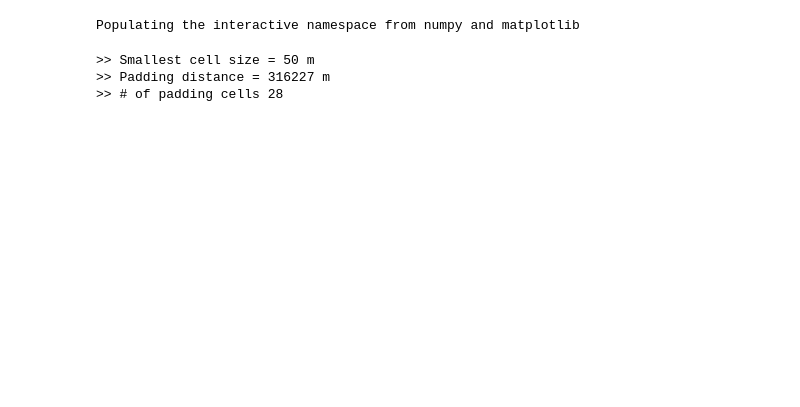
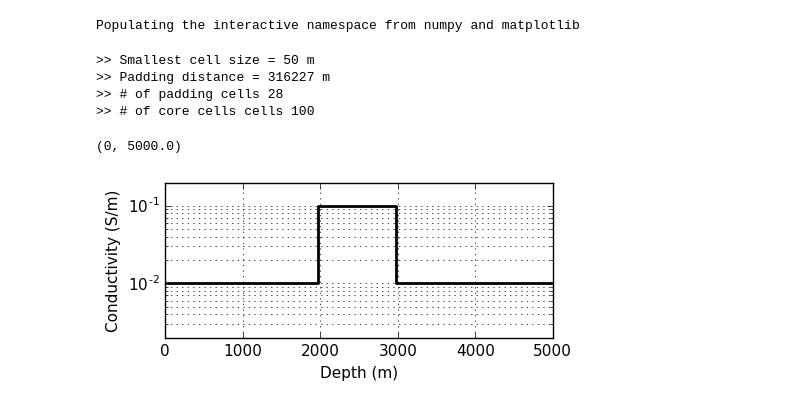
Before and after one commit to geoscixyz/computation, a Jupyter notebook: notebooks/MTtutorial/MT1D_inversion.ipynb, the cells around one changed output. Saved outputs shown, nothing was run; the diff lists cells and outputs as text; code cells hidden in the pictures; blank space fills up the shorter version.

```diff
--- a/notebooks/MTtutorial/MT1D_inversion.ipynb
+++ b/notebooks/MTtutorial/MT1D_inversion.ipynb
@@ -10,27 +11,30 @@ Populating the interactive namespace from numpy and matplotlib
 # %%
 rxloc = np.r_[0.]
 srcloc = np.r_[0.]
+
 frequency = np.logspace(-3, 2, 25)
-rxType = "Zxy"
-
+rxType = "AppredPha"
 if rxType == "Zxy":
     rx = ZxyRx(rxloc, component="both", frequency=frequency)
     rxList = [rx]
 elif rxType == "AppredPha":
     rx = AppResPhaRx(rxloc, component="both", frequency=frequency)
     rxList = [rx]
-
 src = MT1DSrc(rxList, loc=srcloc)
 survey = MT1DSurvey([src])
-mesh = survey.setMesh(sigma=0.01, max_depth_core=5000., ncell_per_skind=10, n_skind=2)
+max_depth_core = 5000.
+mesh = survey.setMesh(
+        sigma=0.01, max_depth_core=max_depth_core, ncell_per_skind=10, n_skind=2,
+        core_meshType = "linear", max_hz_core=1000.
+                     )
 sigma = np.ones(mesh.nC) * 0.01
-
-prob = MT1DProblem(mesh, sigmaMap=Maps.ExpMap(mesh), verbose=False)
+prob = MT1DProblem(mesh, sigmaMap=Maps.ExpMap(mesh), verbose=False, Solver=PardisoSolver)
 prob.pair(survey)
 # %% [output]
 >> Smallest cell size = 50 m
 >> Padding distance = 316227 m
 >> # of padding cells 28
+>> # of core cells cells 100
 # %%
 rho_half = 100.
 rho_target = 10.
@@ -43,0 +57,18 @@ sigma[layer_inds] = 1./rho_target
+# %%
+import matplotlib
+matplotlib.rcParams["font.size"] = 11
+figsize(5, 2)
+sigtrue = np.repeat(sigma, 2, axis=0)
+z = np.repeat(mesh.vectorCCx[1:], 2, axis=0)
+z = np.r_[mesh.vectorCCx[0], z, mesh.vectorCCx[-1]]
+plt.plot(-z, sigtrue, 'k', lw=2)
+plt.xscale("linear")
+plt.yscale("log")
+plt.ylabel("Conductivity (S/m)")
+plt.xlabel("Depth (m)")
+plt.grid(True, which='both')
+plt.ylim(2e-3, 2e-1)
+plt.xlim(0, max_depth_core)
+# %% [output]
+(0, 5000.0)
+[figure, added]
```
Also changed, not shown: parts of 26 cells of this notebook, 4 other files.
